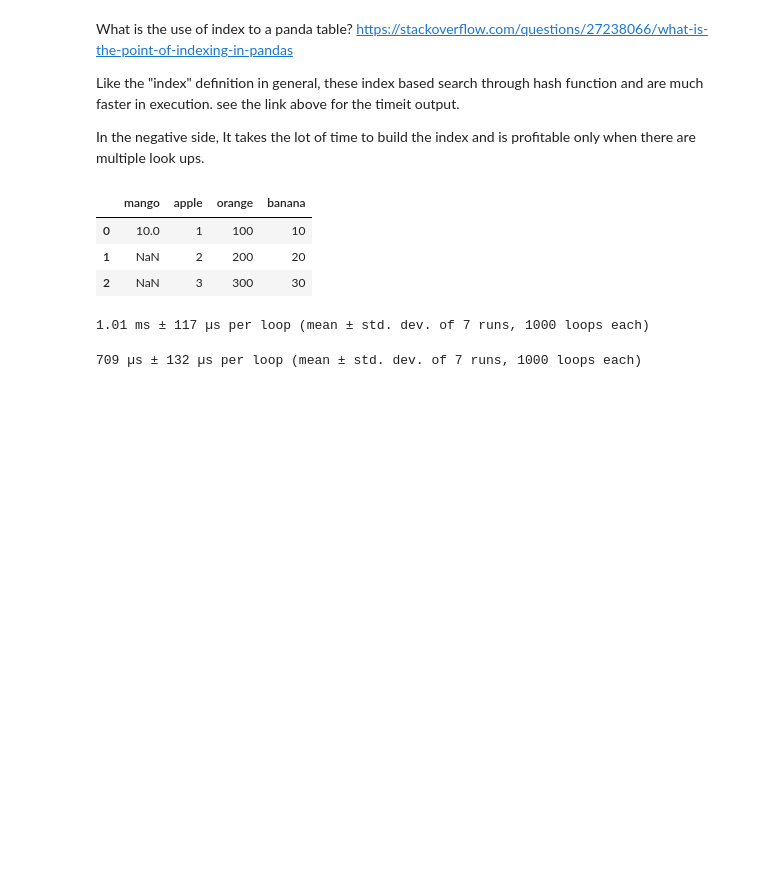
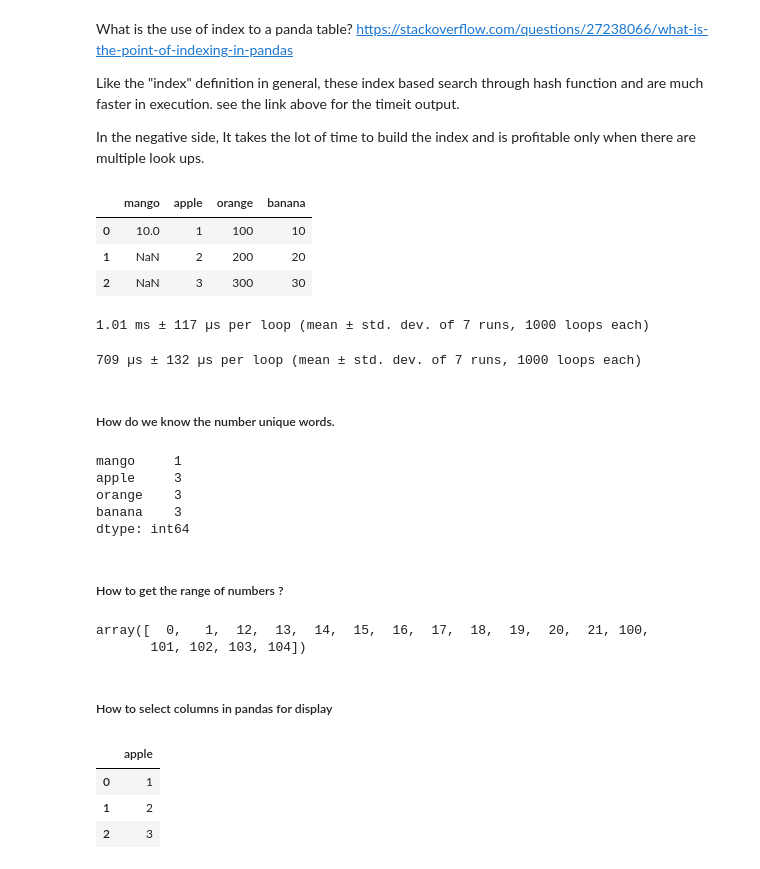
Before and after one commit to PadmarajBhat/DataAnalyst-1, a Jupyter notebook: Introduction to Python/IntroToPythonProgramming.ipynb, the cells around one changed output. Saved outputs shown, nothing was run; the diff lists cells and outputs as text; code cells hidden in the pictures; blank space fills up the shorter version.

Commit message:
notes: selecting columns in df
- loc[:, 'col1':'coln']
- iloc[:, 1:5]

```diff
--- a/Introduction to Python/IntroToPythonProgramming.ipynb
+++ b/Introduction to Python/IntroToPythonProgramming.ipynb
@@ -1339,3 +1339,29 @@ df
 %timeit df[df.index == 2]
 # %% [output]
 709 µs ± 132 µs per loop (mean ± std. dev. of 7 runs, 1000 loops each)
+# %% [markdown]
+##### How do we know the number unique words.
+# %%
+df.nunique()
+# %% [output]
+mango     1
+apple     3
+orange    3
+banana    3
+dtype: int64
+# %% [markdown]
+##### How to get the range of numbers ?
+# %%
+np.r_[:2, 12:22, 100:105]
+# %% [output]
+array([  0,   1,  12,  13,  14,  15,  16,  17,  18,  19,  20,  21, 100,
+       101, 102, 103, 104])
+# %% [markdown]
+##### How to select columns in pandas for display
+# %%
+df.iloc[:, 1:2]
+# %% [output]
+|  | apple |
+| 0 | 1 |
+| 1 | 2 |
+| 2 | 3 |
```
Also changed, not shown: parts of 1 cell of this notebook.
